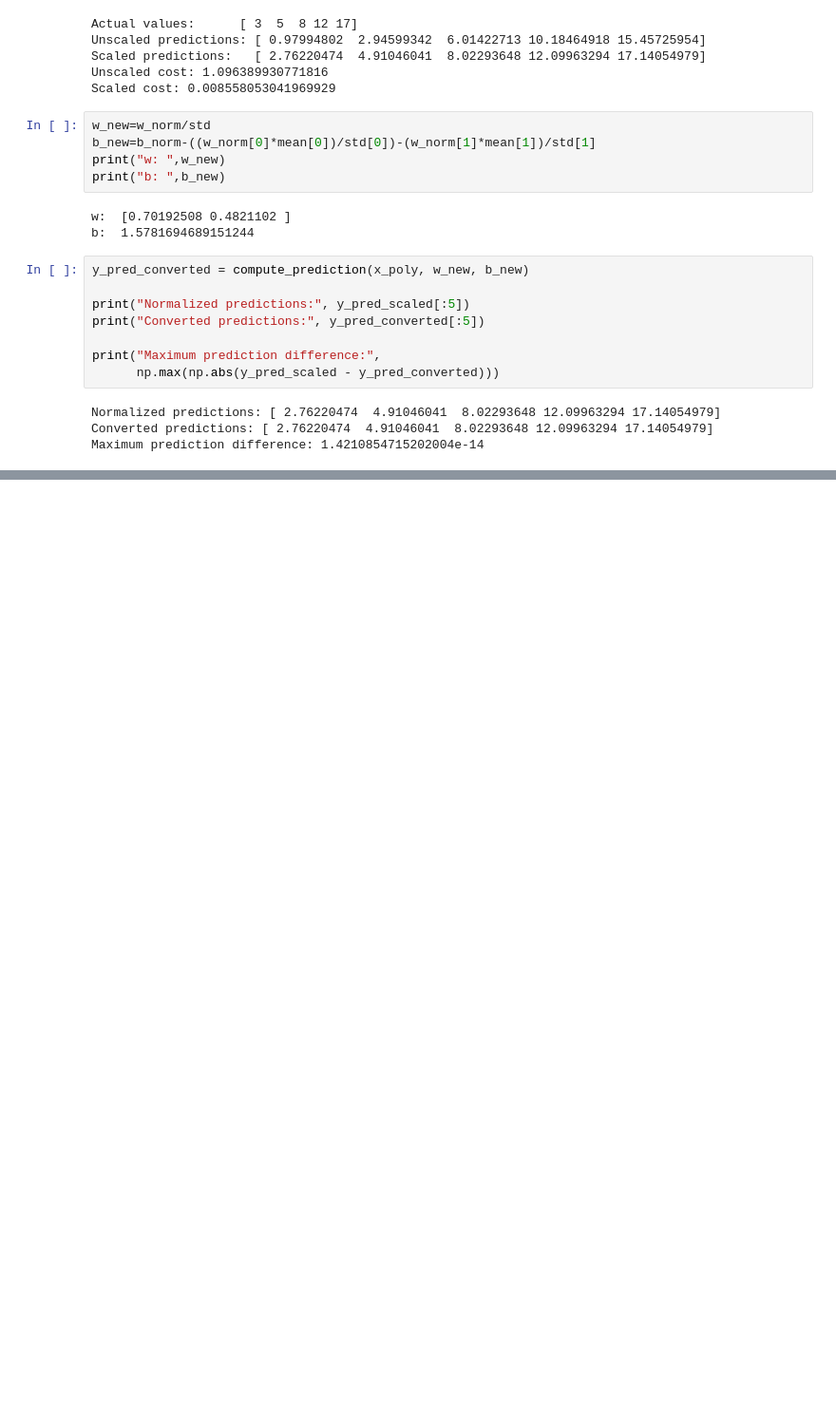
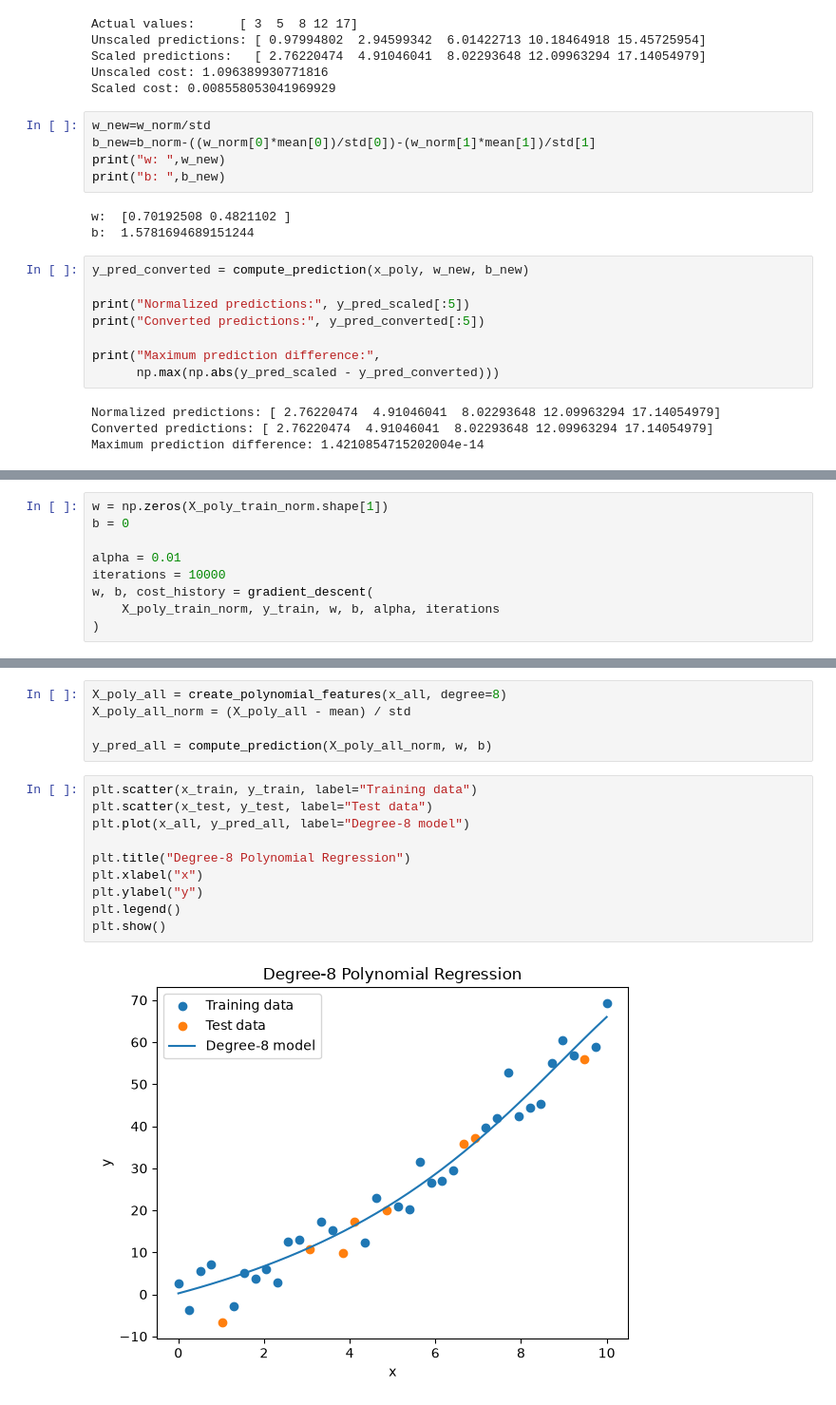
Before and after one commit to gelu1243-max/machine-learning-journey, a Jupyter notebook: supervised-lerning/linear-regresion/polynomial_regression.ipynb, the cells around one changed output, grey strips where cells are left out. Shown at 95% size. Drawn from its saved outputs; the diff is of its cells as text; blank space fills up the shorter version.

```diff
--- a/supervised-lerning/linear-regresion/polynomial_regression.ipynb
+++ b/supervised-lerning/linear-regresion/polynomial_regression.ipynb
@@ -266,0 +406,9 @@ Maximum prediction difference: 1.4210854715202004e-14
+# %%
+w = np.zeros(X_poly_train_norm.shape[1])
+b = 0
+
+alpha = 0.01
+iterations = 10000
+w, b, cost_history = gradient_descent(
+    X_poly_train_norm, y_train, w, b, alpha, iterations
+)
@@ -266,0 +424,17 @@ Maximum prediction difference: 1.4210854715202004e-14
+# %%
+X_poly_all = create_polynomial_features(x_all, degree=8)
+X_poly_all_norm = (X_poly_all - mean) / std
+
+y_pred_all = compute_prediction(X_poly_all_norm, w, b)
+# %%
+plt.scatter(x_train, y_train, label="Training data")
+plt.scatter(x_test, y_test, label="Test data")
+plt.plot(x_all, y_pred_all, label="Degree-8 model")
+
+plt.title("Degree-8 Polynomial Regression")
+plt.xlabel("x")
+plt.ylabel("y")
+plt.legend()
+plt.show()
+# %% [output]
+[figure, added]
```
Also changed, not shown: parts of 20 cells of this notebook.
